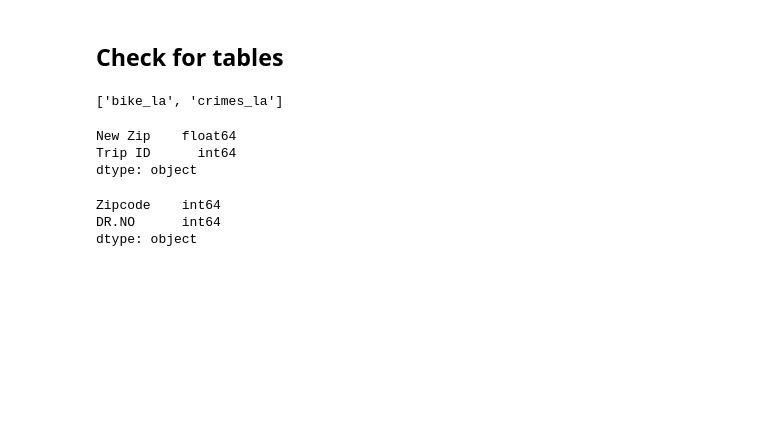
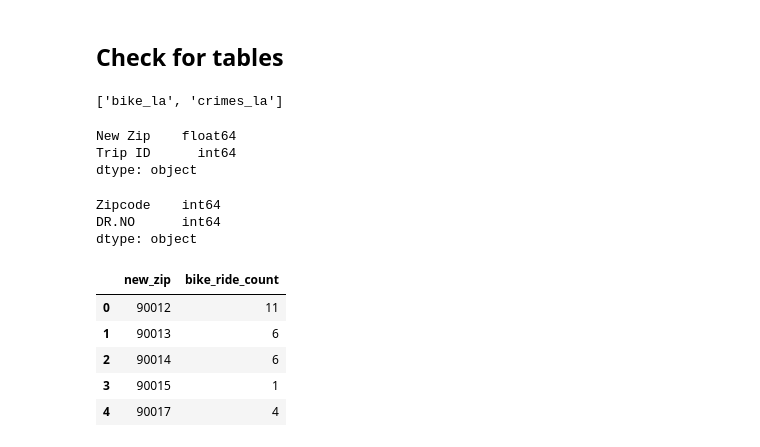
Before and after one commit to KPH3802/LA_Crime_and_Biking, a Jupyter notebook: LA_crime_and_biking.ipynb, the cells around one changed output. Drawn from its saved outputs; the diff is of its cells as text; code cells hidden in the pictures; blank space fills up the shorter version.

```diff
--- a/LA_crime_and_biking.ipynb
+++ b/LA_crime_and_biking.ipynb
@@ -314,3 +314,12 @@ dtype: object
 groupby_zip_bikes.to_sql(name='bike_la', con=engine, if_exists='append', index=False)
 # %%
 groupby_zip_crimes.to_sql(name='crimes_la', con=engine, if_exists='append', index=False)
+# %%
+pd.read_sql_query('SELECT * from bike_la', con=engine).head()
+# %% [output]
+|  | new_zip | bike_ride_count |
+| 0 | 90012 | 11 |
+| 1 | 90013 | 6 |
+| 2 | 90014 | 6 |
+| 3 | 90015 | 1 |
+| 4 | 90017 | 4 |
```
Also changed, not shown: parts of 1 cell of this notebook, 1 other file.
